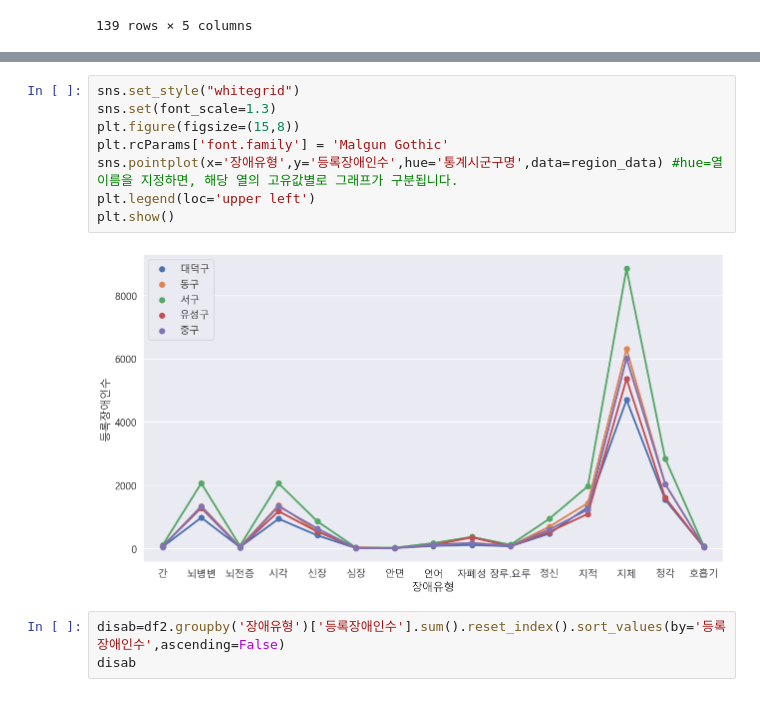
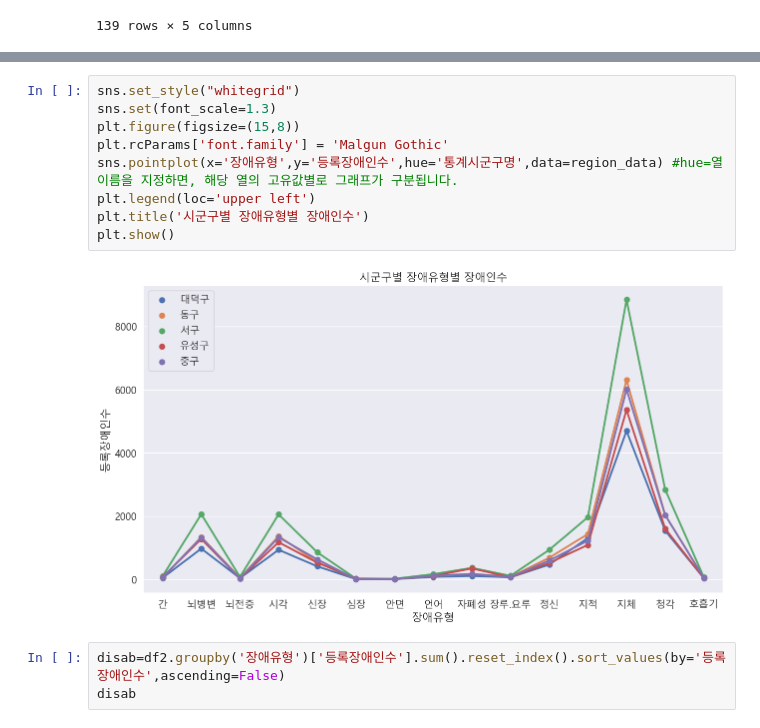
Before and after one commit to Dadaeunkim/daejeonwelfare, a Jupyter notebook: 대전시장애인인구분석.ipynb, the cells around one changed output, grey strips where cells are left out. Saved outputs shown, nothing was run; the diff lists cells and outputs as text.

```diff
--- a/대전시장애인인구분석.ipynb
+++ b/대전시장애인인구분석.ipynb
@@ -185,13 +244,14 @@ region_data
 # %%
 sns.set_style("whitegrid")
 sns.set(font_scale=1.3)
 plt.figure(figsize=(15,8))
 plt.rcParams['font.family'] = 'Malgun Gothic'
 sns.pointplot(x='장애유형',y='등록장애인수',hue='통계시군구명',data=region_data) #hue=열 이름을 지정하면, 해당 열의 고유값별로 그래프가 구분됩니다.
 plt.legend(loc='upper left')
+plt.title('시군구별 장애유형별 장애인수')
 plt.show()
 # %% [output]
-[figure, old version]
+[figure, new version]
 # %%
 disab=df2.groupby('장애유형')['등록장애인수'].sum().reset_index().sort_values(by='등록장애인수',ascending=False)
 disab
```
Also changed, not shown: parts of 10 cells of this notebook.
